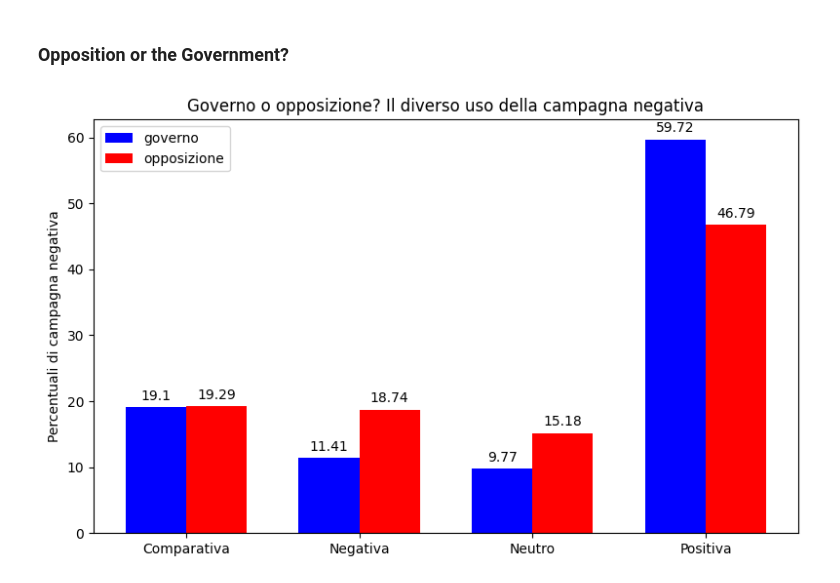
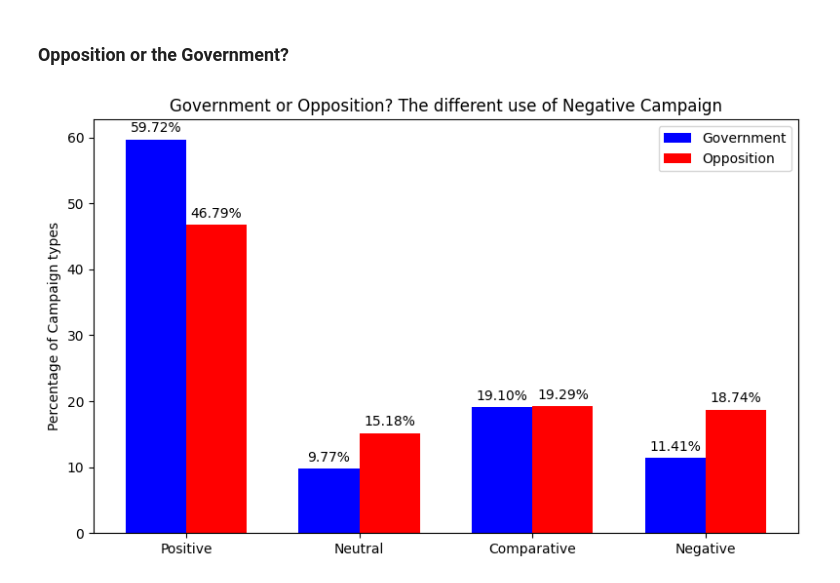
Before and after one commit to SalvatoreRomano1/thesis, a Jupyter notebook: analysis_python/Statistical_Analysis.ipynb, the cells around one changed output. Saved outputs shown, nothing was run; the diff lists cells and outputs as text; code cells hidden in the pictures.

Commit message:
new graphs

```diff
--- a/analysis_python/Statistical_Analysis.ipynb
+++ b/analysis_python/Statistical_Analysis.ipynb
@@ -26,7 +88,4 @@ import scipy.stats as stats
 # %%
 #Import the DB
-
-com = pd.read_csv(r"com_liwc.csv", sep='\t', engine='python')
-
-
+com = pd.read_csv(r"db/com_liwc.csv", sep='\t', engine='python')
 #print (com)
@@ -57,12 +98,13 @@ Number of colums in Dataframe :  243
 Number of rows in Dataframe :  78175
 # %%
 #Create the df
-
 comDB = pd.DataFrame(data=com)
 comDB['Count']=1
 
+
+comDB['p_campagna3']=
+
 pd.set_option('display.max_columns', None)
-
 comDB
 # %% [output]
 |  | Origin_file_order | Site | p_id | dateCreated | p_politician | p_gender | p_GRUPPO_PE | p_LISTA | ... |
@@ -78,4 +120,9 @@ comDB
 | 78173 | 69430 | Twitter | 1.11824474991438E+018 | 2019-04-16T20:08:19Z | MATTEO SALVINI | M | EFDD | LEGA | ... |
 | 78174 | 45602 | Twitter | 1.11780731706662E+018 | 2019-04-15T15:10:06Z | MATTEO SALVINI | M | EFDD | LEGA | ... |
 78175 rows × 244 columns
+# %%
+#Rename the variables to traslate them in english
+comDB = comDB.replace({'Positiva':'Positive', 'Negativa': 'Negative', 'Comparativa': 'Comparative', 'Neutro':'Neutral'})
+comDB = comDB.replace({'opposizione':'Opposition', 'governo':'Government'})
+comDB = comDB.replace({'destra':'Right parties', 'sinistra':'Left parties'})
 # %%
@@ -173,54 +210,40 @@ plt.show()
 # %%
 # The use of negative campaign: Opposition or the Government?
 
+index = [ 'Positive','Neutral', 'Comparative', 'Negative']
+
 # create the new DB
-b = postDB.loc[postDB['p_governo'] == 'governo']
-b = b.groupby(['p_campagna']).count()
-var1 = b.Count.transform(lambda x: x/x.sum()*100).round(2)
+a = postDB.loc[postDB['p_governo'] == 'Government']
+a = a.groupby(['p_campagna']).count().reindex(index)
+a = a.Count.transform(lambda x: x/x.sum()*100)
 
-b2 = postDB.loc[postDB['p_governo'] == 'opposizione']
-b2 = b2.groupby(['p_campagna']).count()
-var2 = b2.Count.transform(lambda x: x/x.sum()*100).round(2)
+b = postDB.loc[postDB['p_governo'] == 'Opposition']
+b = b.groupby(['p_campagna']).count().reindex(index)
+b = b.Count.transform(lambda x: x/x.sum()*100)
 
-
-# take the right part of the new DB
+# create a figure
+fig, ax = plt.subplots(figsize=(8,5), dpi=100)
 labels = b.index
 
-# add labels and place them under the two variables
-x = np.arange(len(labels))  # the label locations
+# add legend
+x = np.arange(len(labels))
 width = 0.35  # the width of the bars
+rects1 = ax.bar(x - width/2, a, width, label='Government', color='b',)
+rects2 = ax.bar(x + width/2, b, width, label='Opposition', color='r', )
 
-#
-fig, ax = plt.subplots(figsize=(8,5), dpi=100)
-rects1 = ax.bar(x - width/2, var1, width, label='governo', color='b',)
-rects2 = ax.bar(x + width/2, var2, width, label='opposizione', color='r', )
+autolabel_barPC(rects1)
+autolabel_barPC(rects2)
 
-# Add some text for labels, title and custom x-axis tick labels, etc.
-ax.set_ylabel('Percentuali di campagna negativa')
-ax.set_title('Governo o opposizione? Il diverso uso della campagna negativa')
+# add labels
+ax.set_ylabel('Percentage of Campaign types')
+ax.set_title('Government or Opposition? The different use of Negative Campaign')
 ax.set_xticks(x)
 ax.set_xticklabels(labels)
 ax.legend()
 
-# bar labels function
-def autolabel(rects):
-    """Attach a text label above each bar in *rects*, displaying its height."""
-    for rect in rects:
-        height = rect.get_height()
-        ax.annotate('{}'.format(height),
-                    xy=(rect.get_x() + rect.get_width() / 2, height),
-                    xytext=(0, 3),  # 3 points vertical offset
-                    textcoords="offset points",
-                    ha='center', va='bottom')
-
-
-autolabel(rects1)
-autolabel(rects2)
-
+# plot
 fig.tight_layout()
-
-plt.savefig('governo.png', dpi=300)
-
+#plt.savefig('images/governo.png', dpi=300)
 plt.show()
 # %% [output]
-[figure, old version]
+[figure, new version]
```
Also changed, not shown: parts of 14 cells of this notebook.
